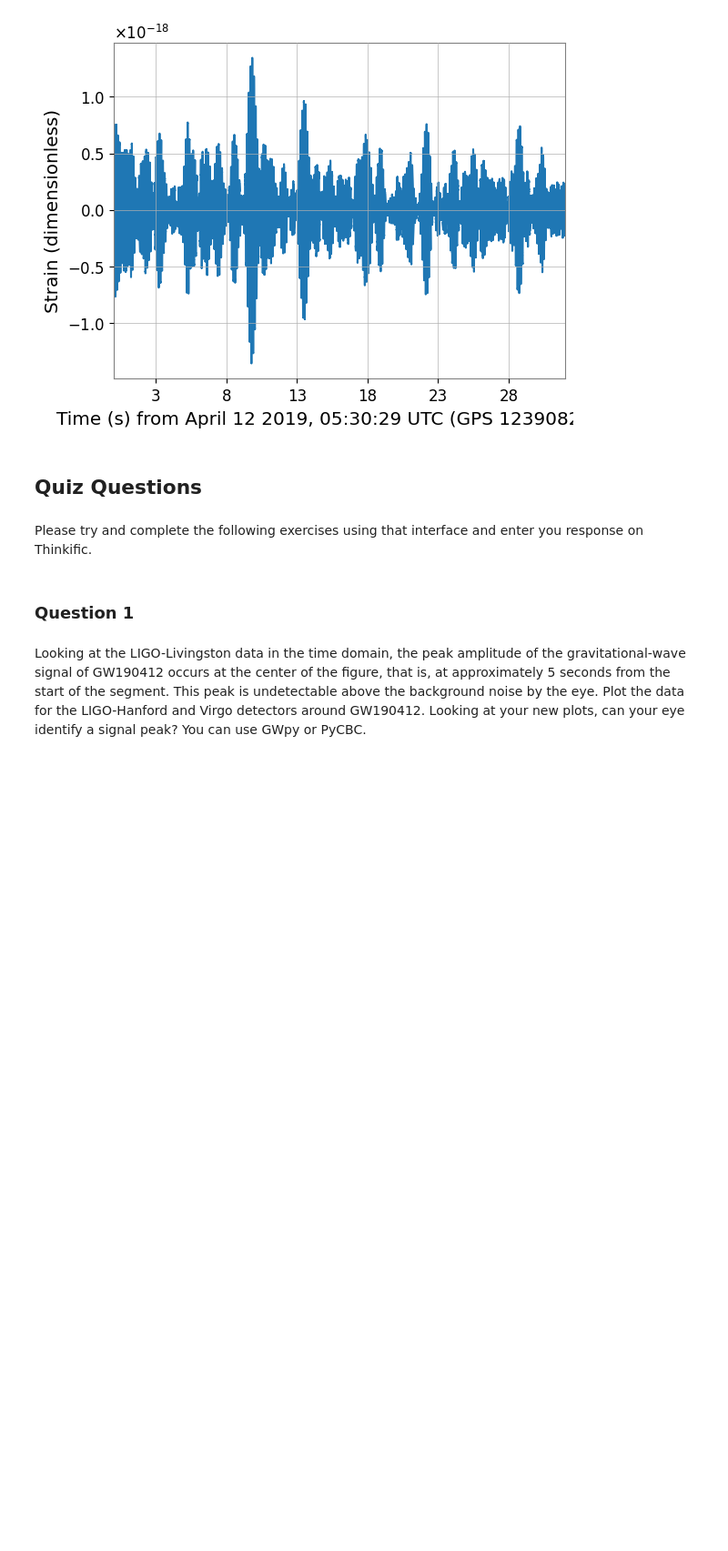
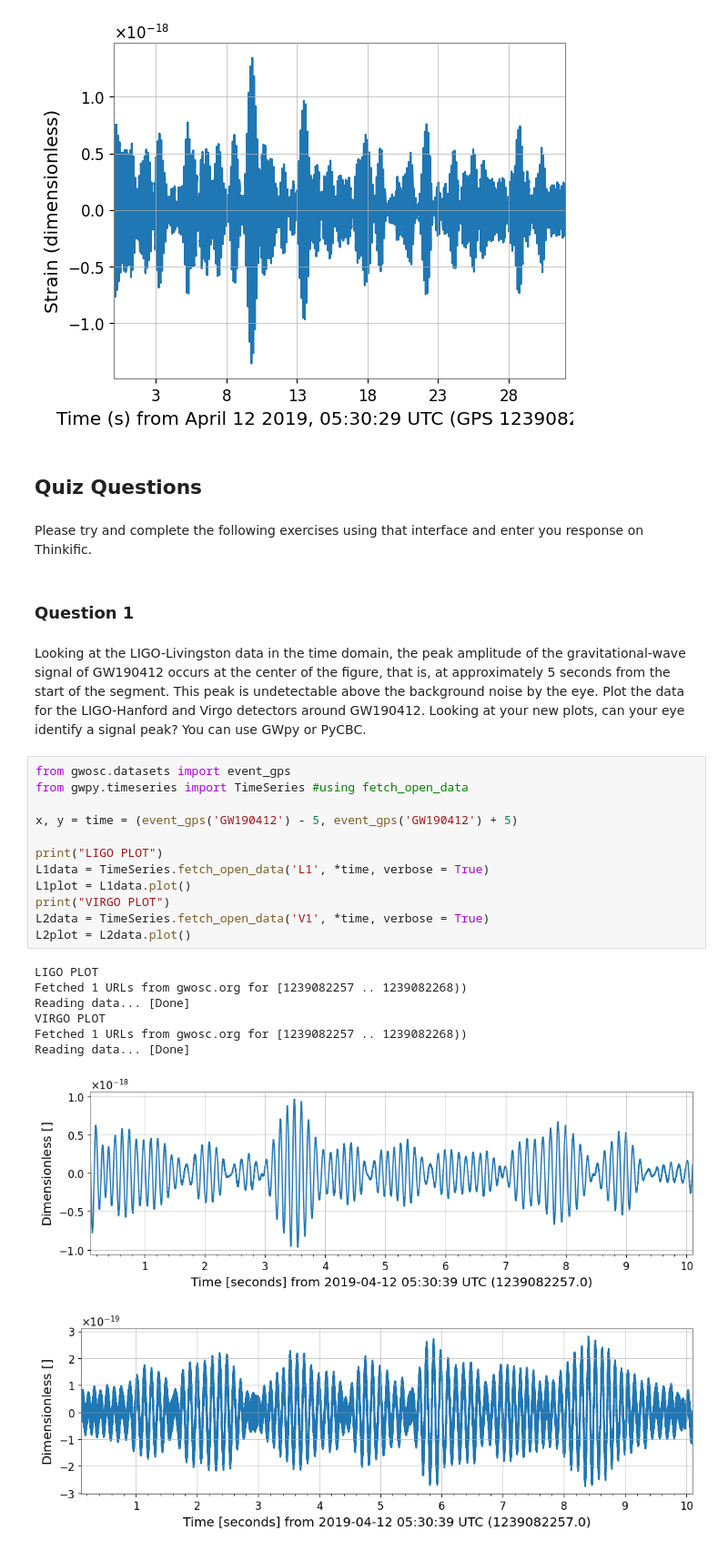
Before and after one commit to jazminphilip/GW-Project, a Jupyter notebook: Tutorials/01_Accessing_Open_Data/Tuto_1.2_Accessing_Open_Data_with_GWpy_PyCBC.ipynb, the cells around one changed output. Shown at 91% size. Cells and saved outputs as stored; diff of their text form; blank space fills up the shorter version.

```diff
--- a/Tutorials/01_Accessing_Open_Data/Tuto_1.2_Accessing_Open_Data_with_GWpy_PyCBC.ipynb
+++ b/Tutorials/01_Accessing_Open_Data/Tuto_1.2_Accessing_Open_Data_with_GWpy_PyCBC.ipynb
@@ -183,3 +183,24 @@ Please try and complete the following exercises using that interface and enter y
 ### Question 1
 # %% [markdown]
 Looking at the LIGO-Livingston data in the time domain, the peak amplitude of the gravitational-wave signal of GW190412  occurs at the center of the figure, that is, at approximately 5 seconds from the start of the segment. This peak is undetectable above the background noise by the eye. Plot the data for the LIGO-Hanford and Virgo detectors around GW190412. Looking at your new plots, can your eye identify a signal peak? You can use GWpy or PyCBC.
+# %%
+from gwosc.datasets import event_gps
+from gwpy.timeseries import TimeSeries #using fetch_open_data
+
+x, y = time = (event_gps('GW190412') - 5, event_gps('GW190412') + 5)
+
+print("LIGO PLOT")
+L1data = TimeSeries.fetch_open_data('L1', *time, verbose = True)
+L1plot = L1data.plot()
+print("VIRGO PLOT")
+L2data = TimeSeries.fetch_open_data('V1', *time, verbose = True)
+L2plot = L2data.plot()
+# %% [output]
+LIGO PLOT
+Fetched 1 URLs from gwosc.org for [1239082257 .. 1239082268))
+Reading data... [Done]
+VIRGO PLOT
+Fetched 1 URLs from gwosc.org for [1239082257 .. 1239082268))
+Reading data... [Done]
+[figure, added]
+[figure, added]
```
Also changed, not shown: parts of 1 cell of this notebook.
